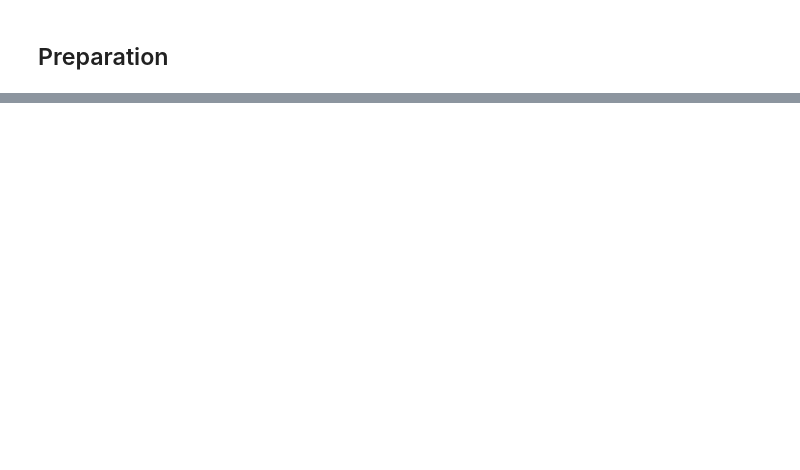
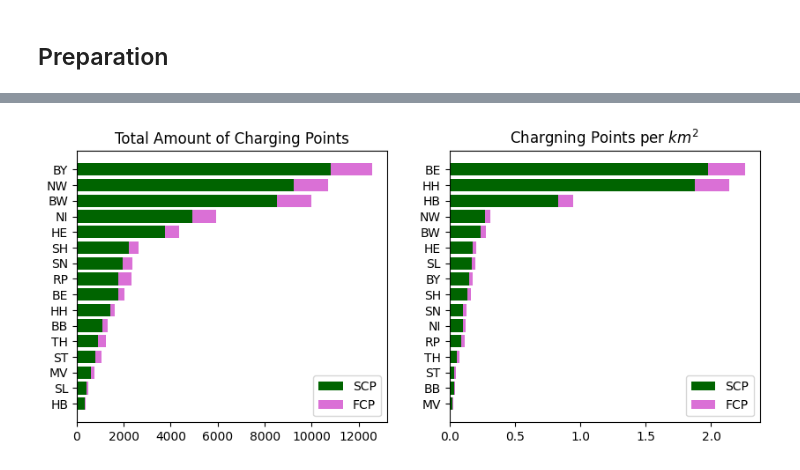
Before and after one commit to jvalue/made-template, a Jupyter notebook: project/report.ipynb, the cells around one changed output, grey strips where cells are left out. Drawn from its saved outputs; the diff is of its cells as text; code cells hidden in the pictures; blank space fills up the shorter version.

```diff
--- a/project/report.ipynb
+++ b/project/report.ipynb
@@ -68,0 +213,20 @@ TODO:
+# %%
+plt.figure(figsize=(10, 4))
+
+plt.subplot(1, 2, 1)
+df2.sort_values('Amount CP', inplace=True)
+plt.barh(df2['Abbreviation'], df2['Amount SCP'], label='SCP', color='Darkgreen')
+plt.barh(df2['Abbreviation'], df2['Amount FCP'], left=df2['Amount SCP'], label='FCP', color='Orchid')
+plt.title('Total Amount of Charging Points')
+plt.legend()
+
+plt.subplot(1, 2, 2)
+df2.sort_values('CP per km^2', inplace=True)
+plt.barh(df2['Abbreviation'], df2['SCP per km^2'], label='SCP', color='Darkgreen')
+plt.barh(df2['Abbreviation'], df2['FCP per km^2'], left=df2['SCP per km^2'], label='FCP', color='Orchid')
+plt.title('Chargning Points per $km^2$')
+plt.legend()
+
+plt.show()
+# %% [output]
+[figure, added]
```
Also changed, not shown: parts of 39 cells of this notebook, 4 other files.
